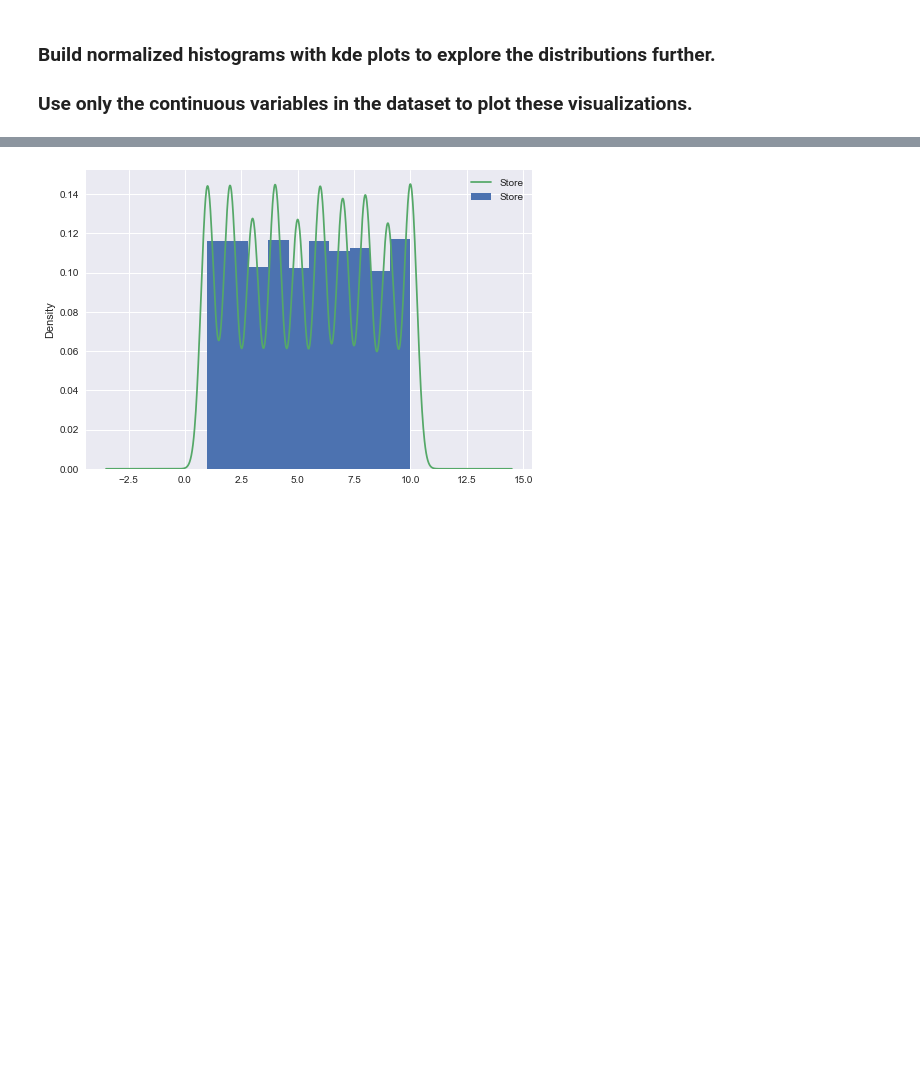
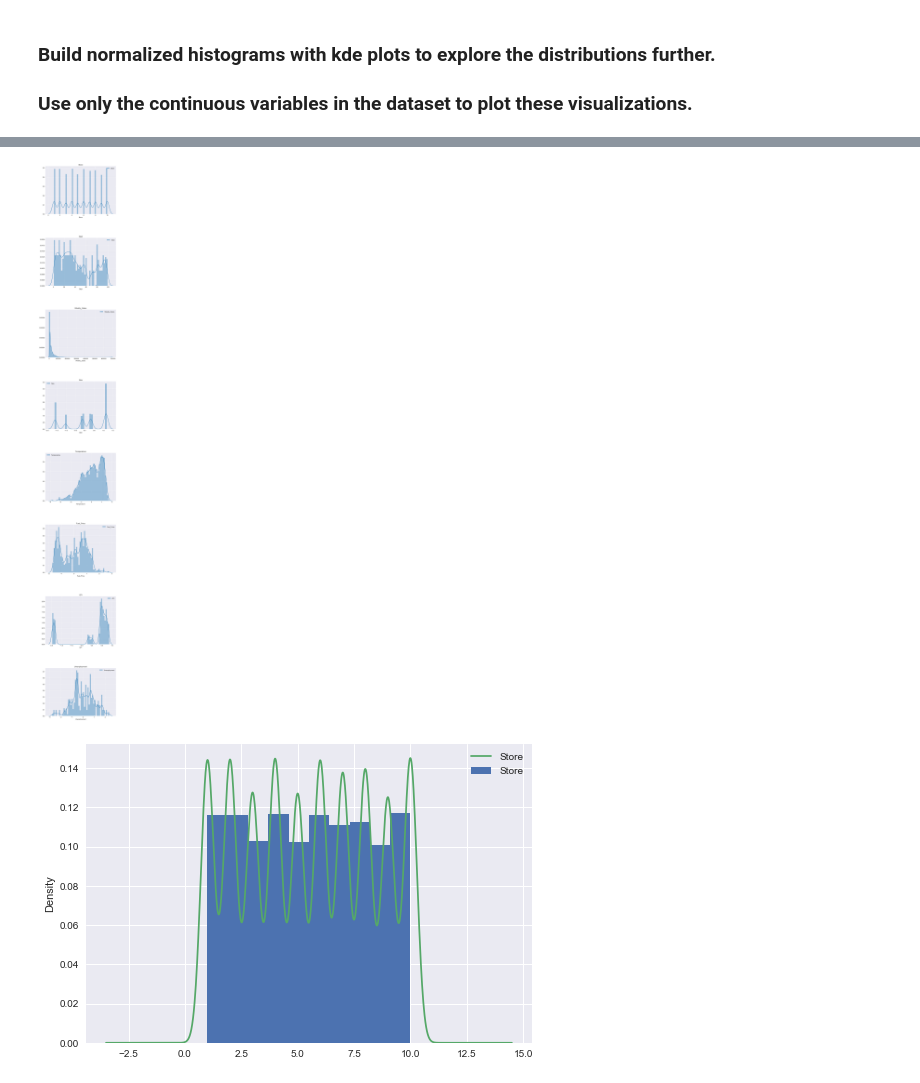
Before and after one commit to erdosn/dsc-1-12-08-exploring-our-data-lab-online-ds-ft-100118, a Jupyter notebook: index.ipynb, the cells around one changed output, grey strips where cells are left out. Cells and saved outputs as stored; diff of their text form; code cells hidden in the pictures; blank space fills up the shorter version.

```diff
--- a/index.ipynb
+++ b/index.ipynb
@@ -67,3 +73,6 @@ df.describe()
 # %% [markdown]
 ### Build normalized histograms with kde plots to explore the distributions further.
 ### Use only the continuous variables in the dataset to plot these visualizations.
+# %%
+cols = [c for c in df.columns if df[c].dtype in ('float64', 'int64')]
+cols
@@ -70,3 +88,15 @@ df.describe()
+# %%
+fig = plt.figure(figsize=(8, 64))
+for index, col in enumerate(cols):
+    position = '81{}'.format(index + 1)
+    ax = fig.add_subplot(position)
+    sns.distplot(df[col], label=col)
+    plt.title(col)
+    plt.legend()
+fig.subplots_adjust(hspace=0.5)
+plt.show()
+# %% [output]
+[figure, added]
 # %%
 # Your code here
 # %% [output]
```
Also changed, not shown: parts of 7 cells of this notebook.
